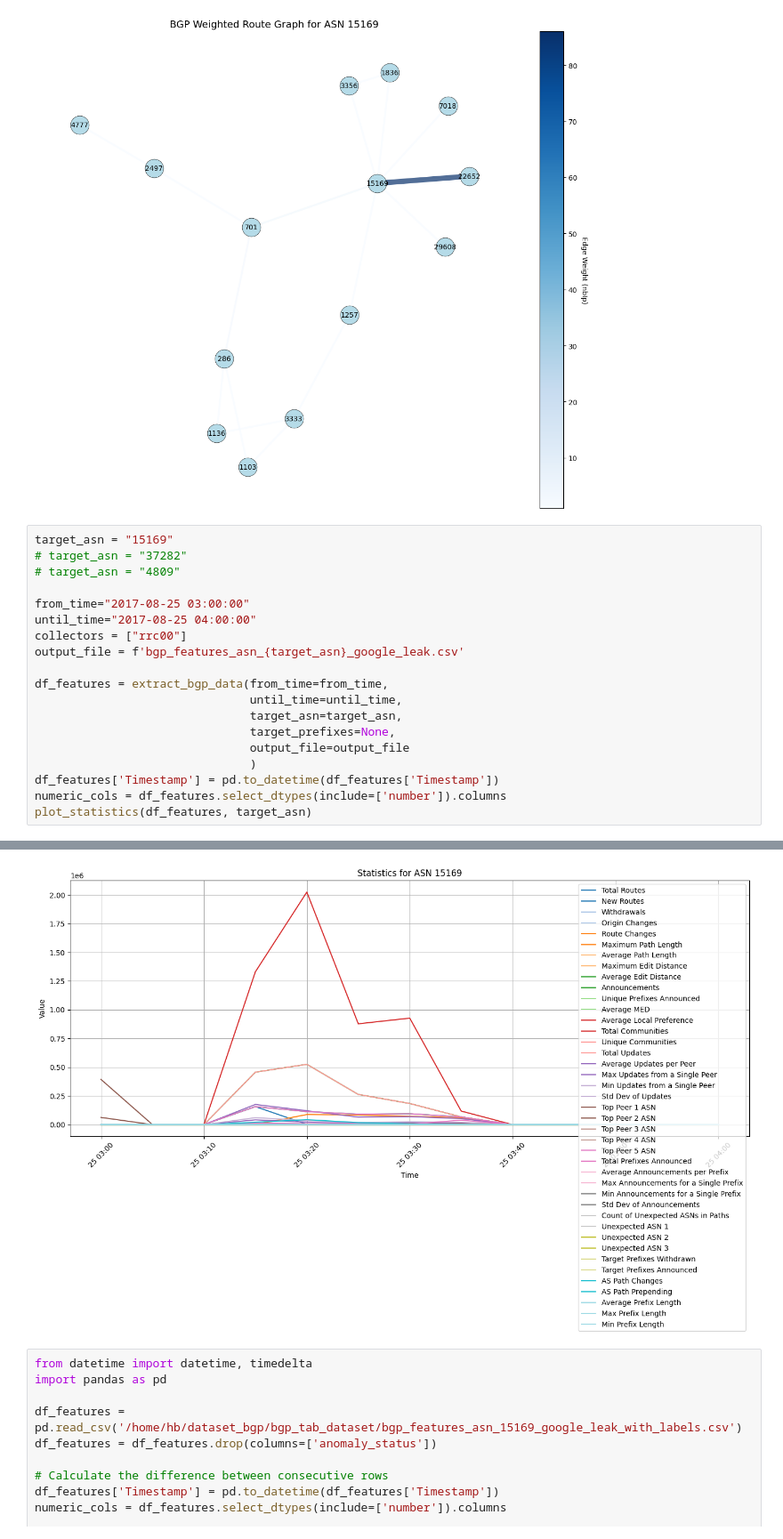
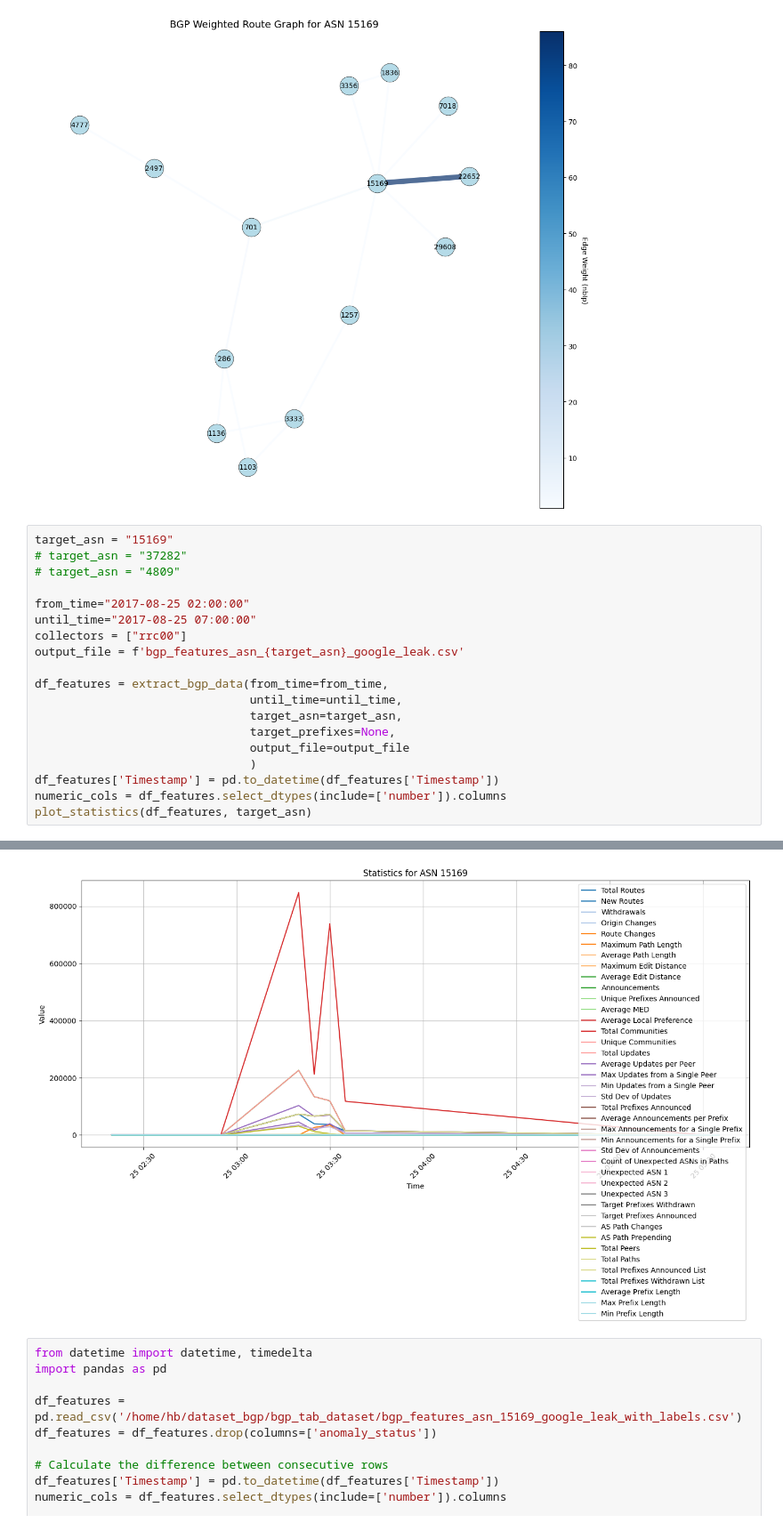
Before and after one commit to hyonbokan/BGP_data_analysis, a Jupyter notebook: bgp_data_analysis_feature_extraction.ipynb, the cells around one changed output, grey strips where cells are left out. Shown at 89% size. Saved outputs shown, nothing was run; the diff lists cells and outputs as text.

```diff
--- a/bgp_data_analysis_feature_extraction.ipynb
+++ b/bgp_data_analysis_feature_extraction.ipynb
@@ -112,8 +147,8 @@ target_asn = "15169"
 # target_asn = "37282"
 # target_asn = "4809"
 
-from_time="2017-08-25 03:00:00"
-until_time="2017-08-25 04:00:00"
+from_time="2017-08-25 02:00:00"
+until_time="2017-08-25 07:00:00"
 collectors = ["rrc00"]
 output_file = f'bgp_features_asn_{target_asn}_google_leak.csv'
 
@@ -134,4 +182,4 @@ Data saved to bgp_features_asn_15169_google_leak.csv
-[figure, old version]
+[figure, new version]
 # %%
 from datetime import datetime, timedelta
 import pandas as pd
```
Also changed, not shown: parts of 3 cells of this notebook, 5 other files.
